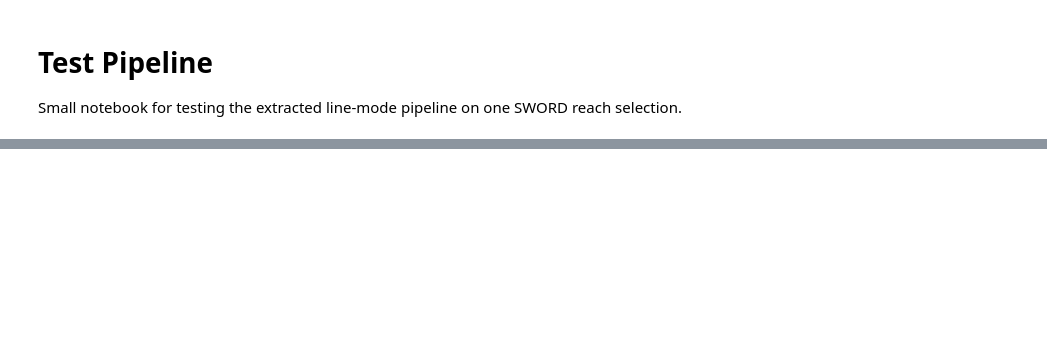
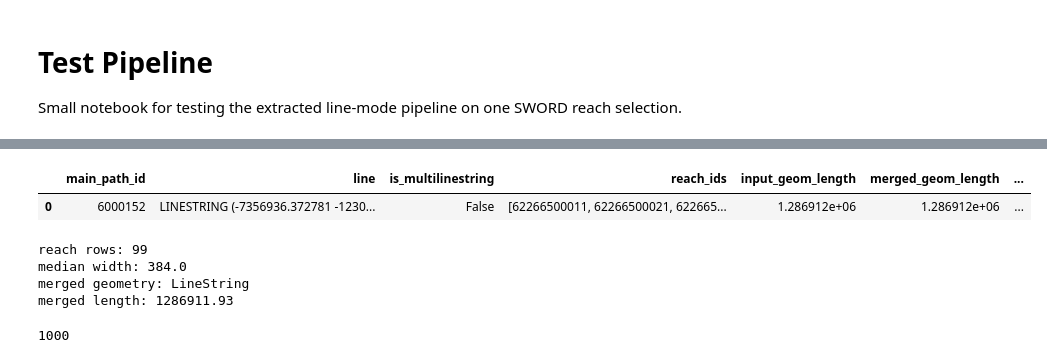
Before and after one commit to niekcde/single_thread_channel_hierarchy, a Jupyter notebook: test_pipeline.ipynb, the cells around one changed output, grey strips where cells are left out. Drawn from its saved outputs; the diff is of its cells as text; code cells hidden in the pictures; blank space fills up the shorter version.

```diff
--- a/test_pipeline.ipynb
+++ b/test_pipeline.ipynb
@@ -30,9 +56,27 @@ reach[["reach_id", "river_name", "path_segs", "width", "geometry"]].head()
+# %%
+r = df[(df["main_path_id"].isin([6000152]))]
+merged = rc.merge_mainpaths(r)
+display(merged)
+merged = merged['line'].iloc[0]
+# %% [output]
+|  | main_path_id | line | is_multilinestring | reach_ids | input_geom_length | merged_geom_length | ... |
+| 0 | 6000152 | LINESTRING (-7356936.372781 -1230... | False | [62266500011, 62266500021, 622665... | 1.286912e+06 | 1.286912e+06 | ... |
 # %%
-merged = merge_paths_mainstem_only(reach)
+# merged = merge_paths_mainstem_only(reach)
+reach = r
 width_m = float(reach["width"].median())
 
 print("reach rows:", len(reach))
 print("median width:", round(width_m, 2))
 print("merged geometry:", merged.geom_type)
 print("merged length:", round(merged.length, 2))
+# %% [output]
+reach rows: 99
+median width: 384.0
+merged geometry: LineString
+merged length: 1286911.93
+# %%
+10**3
+# %% [output]
+1000
 # %%
```
Also changed, not shown: parts of 11 cells of this notebook, 6 other files.
